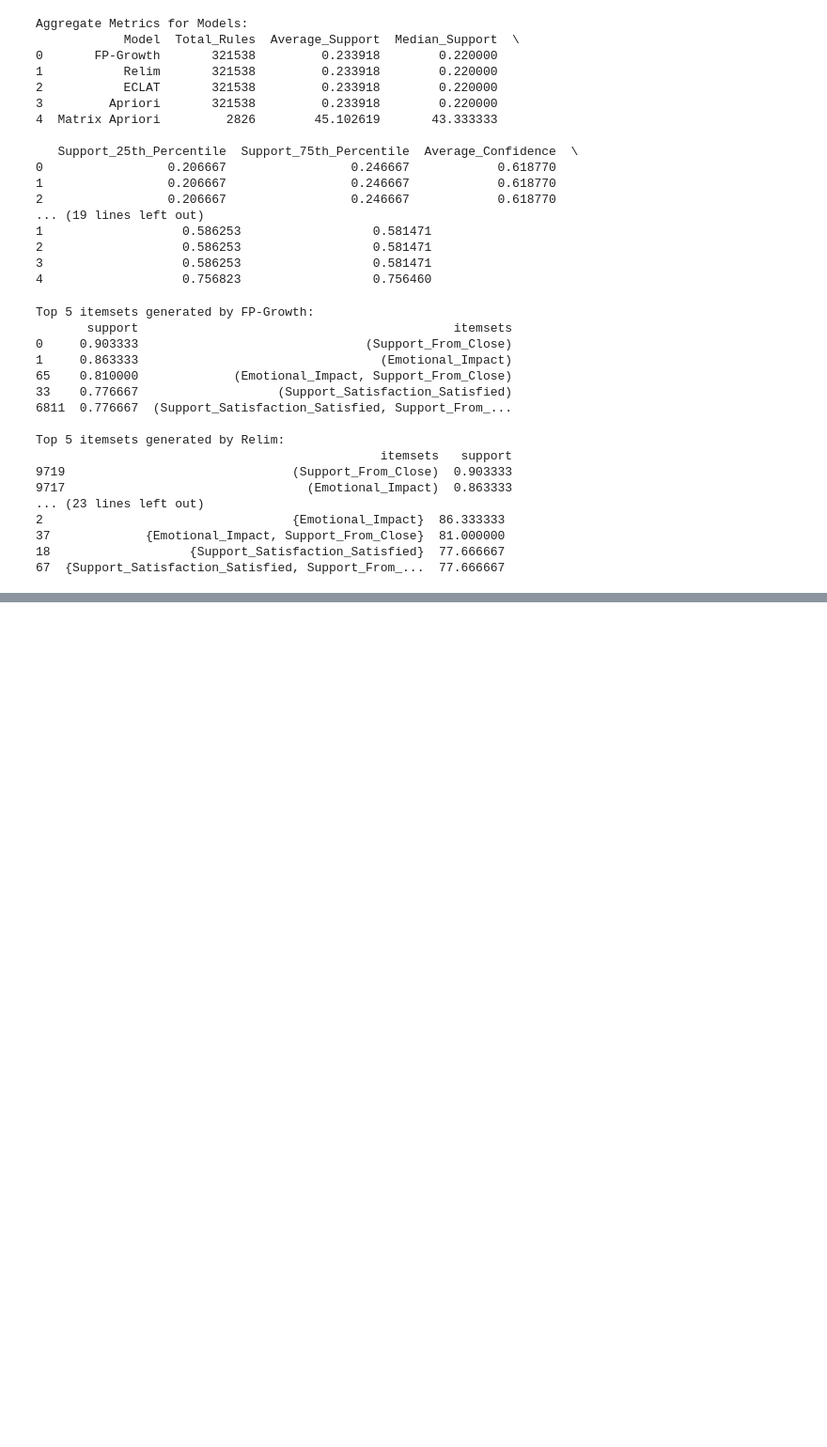
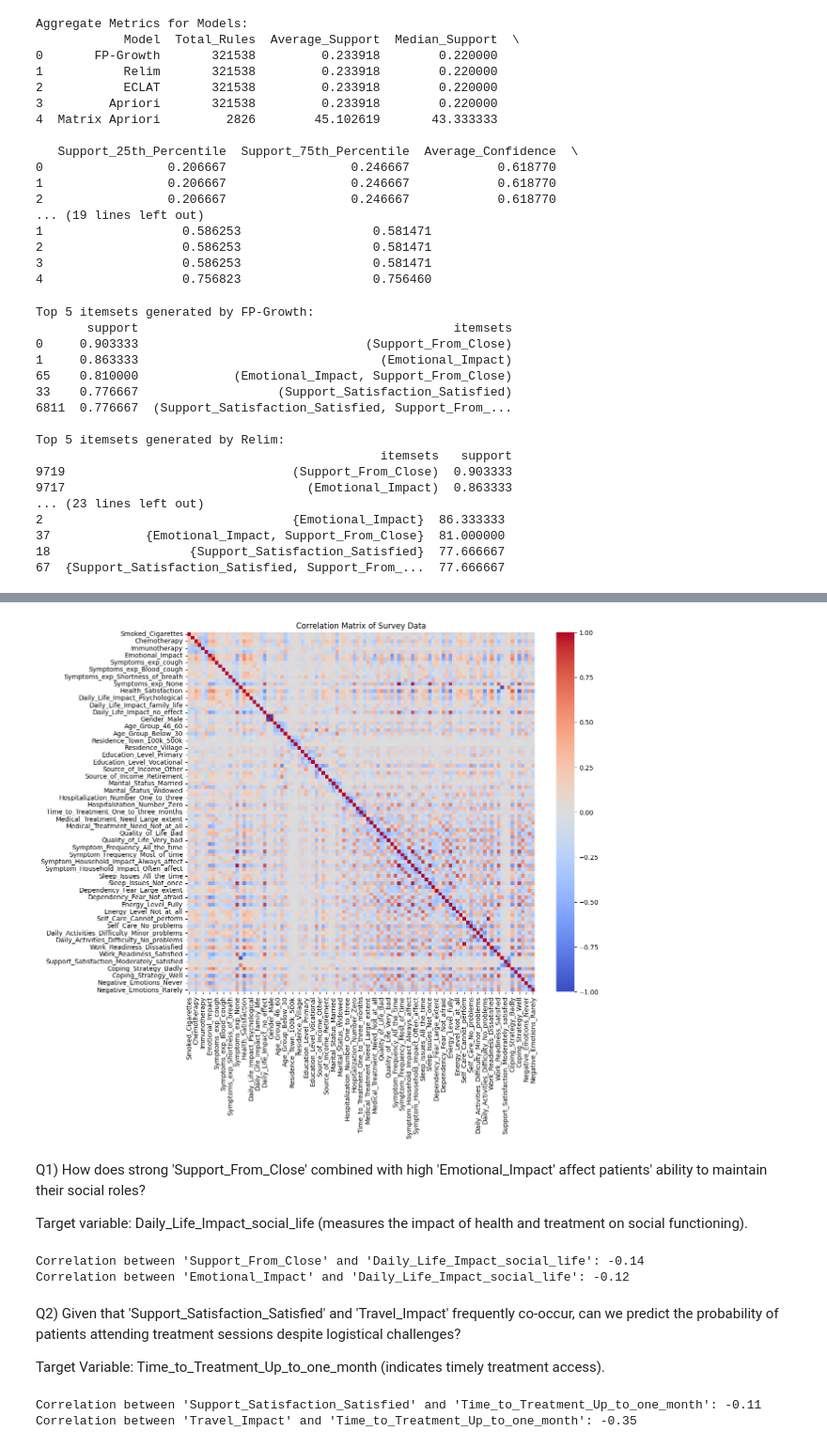
Before and after one commit to Harris-dev26/Data_mining, a Jupyter notebook: Project_file.ipynb, the cells around one changed output, grey strips where cells are left out. Shown at 94% size. Drawn from its saved outputs; the diff is of its cells as text; code cells hidden in the pictures; blank space fills up the shorter version.

```diff
--- a/Project_file.ipynb
+++ b/Project_file.ipynb
@@ -1220,0 +1226,55 @@ Top 5 itemsets generated by Relim:
+# %%
+import pandas as pd
+
+# Load the processed data
+df = pd.read_csv('processed_survey_data_columns.csv')
+
+# List of columns to exclude (not relevant for itemsets)
+columns_to_exclude = ['ID', 'Year_Diagnosed']
+
+# Drop the columns to exclude
+df_for_itemsets = df.drop(columns=columns_to_exclude)
+
+# Ensure all values are binary (1 or 0)
+df_for_itemsets = df_for_itemsets.apply(lambda x: x.apply(lambda y: 1 if y != 0 else 0))
+
+# Calculate the correlation matrix
+correlation_matrix = df_for_itemsets.corr()
+
+
+#visualize the correlation matrix
+import seaborn as sns
+import matplotlib.pyplot as plt
+
+plt.figure(figsize=(12, 10))
+sns.heatmap(correlation_matrix, cmap='coolwarm', center=0, annot=False)
+plt.title('Correlation Matrix of Survey Data')
+plt.show()
+# %% [output]
+[figure, added]
+# %% [markdown]
+Q1) How does strong 'Support_From_Close' combined with high 'Emotional_Impact' affect patients' ability to maintain their social roles?
+
+Target variable: Daily_Life_Impact_social_life (measures the impact of health and treatment on social functioning).
+# %%
+correlation1_1 = correlation_matrix['Support_From_Close']['Daily_Life_Impact_social_life']
+correlation1_2 = correlation_matrix['Emotional_Impact']['Daily_Life_Impact_social_life']
+
+print(f"Correlation between 'Support_From_Close' and 'Daily_Life_Impact_social_life': {correlation1_1:.2f}")
+print(f"Correlation between 'Emotional_Impact' and 'Daily_Life_Impact_social_life': {correlation1_2:.2f}")
+# %% [output]
+Correlation between 'Support_From_Close' and 'Daily_Life_Impact_social_life': -0.14
+Correlation between 'Emotional_Impact' and 'Daily_Life_Impact_social_life': -0.12
+# %% [markdown]
+Q2) Given that 'Support_Satisfaction_Satisfied' and 'Travel_Impact' frequently co-occur, can we predict the probability of patients attending treatment sessions despite logistical challenges?
+
+Target Variable: Time_to_Treatment_Up_to_one_month (indicates timely treatment access).
+# %%
+correlation2_1 = correlation_matrix['Support_Satisfaction_Satisfied']['Time_to_Treatment_Up_to_one_month']
+correlation2_2 = correlation_matrix['Travel_Impact']['Time_to_Treatment_Up_to_one_month']
+
+print(f"Correlation between 'Support_Satisfaction_Satisfied' and 'Time_to_Treatment_Up_to_one_month': {correlation2_1:.2f}")
+print(f"Correlation between 'Travel_Impact' and 'Time_to_Treatment_Up_to_one_month': {correlation2_2:.2f}")
+# %% [output]
+Correlation between 'Support_Satisfaction_Satisfied' and 'Time_to_Treatment_Up_to_one_month': -0.11
+Correlation between 'Travel_Impact' and 'Time_to_Treatment_Up_to_one_month': -0.35
```
Also changed, not shown: parts of 22 cells of this notebook, 1 other file.
